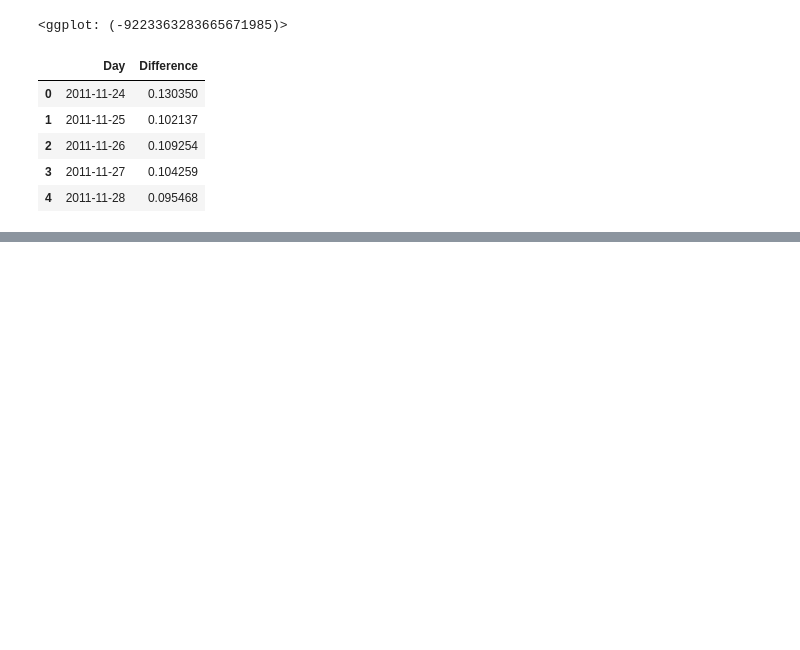
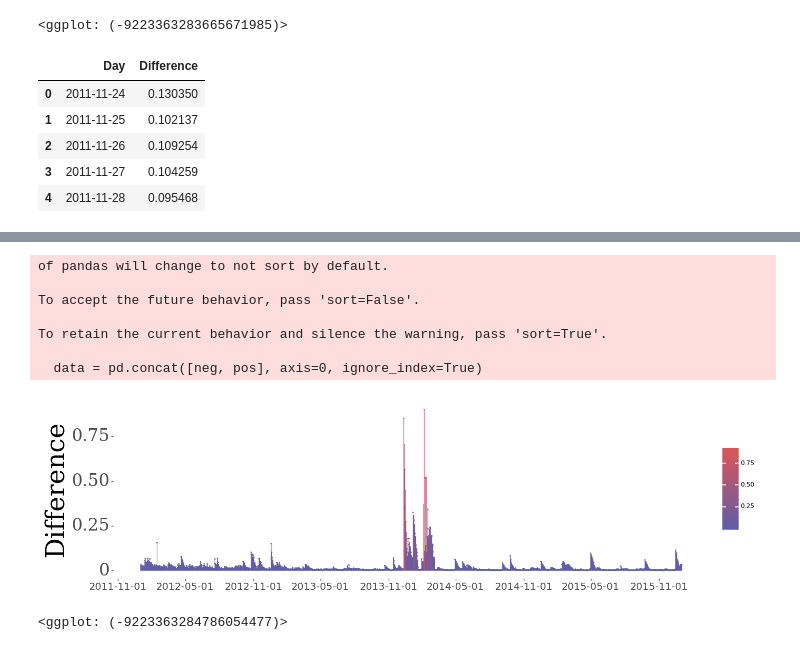
Before and after one commit to marcolussetti/opendotadump-tools, a Jupyter notebook: analysis/heroes_winratio/GraphWinRatios.ipynb, the cells around one changed output, grey strips where cells are left out. Drawn from its saved outputs; the diff is of its cells as text; code cells hidden in the pictures; blank space fills up the shorter version.

```diff
--- a/analysis/heroes_winratio/GraphWinRatios.ipynb
+++ b/analysis/heroes_winratio/GraphWinRatios.ipynb
@@ -455,0 +564,7 @@ To retain the current behavior and silence the warning, pass 'sort=True'.
+# %%
+# Try to graph differences for top 10 champions
+high_std_differences_by_day = all_days_difference(df_expl_graph[df_expl_graph["Hero"].isin(top_10_heroes)]).items()
+sorted_std_differences_by_day = sorted(high_std_differences_by_day, key=lambda x: x[1], reverse=True)
+df_high_std_differences_by_day = pd.DataFrame(high_std_differences_by_day)
+df_high_std_differences_by_day.columns = ["Day", "Difference"]
+df_high_std_differences_by_day.head()
@@ -455,0 +578,24 @@ To retain the current behavior and silence the warning, pass 'sort=True'.
+# %%
+poster_differences_plot = (
+    ggplot(df_high_std_differences_by_day, aes(x="Day", y="Difference", color="Difference"))
+    +geom_point(size=0.25, alpha=0.75)
+    +geom_area(aes(fill="Difference"))
+    +scale_color_gradient(low="#5D5DA9", high="#DC5657")
+    +scale_fill_gradient(low="#5D5DA9", high="#DC5657")
+    +scale_x_datetime(date_breaks="6 months", minor_breaks=4, limits=["2012-01-01", "2016-01-01"])
+    +xlab("")
+    +theme(
+        text=element_text(family=['serif']),
+        panel_background=element_rect(fill="white", colour="white"),
+        panel_grid=element_blank(),
+        axis_text=element_text(size=24.0),
+        axis_title_y=element_text(size=36.0),
+        axis_title_x=element_text(size=0.0),
+        axis_text_x=element_text(size=14.0, family=['Dejavu Sans', 'Dejavu']),
+        legend_text=element_text(family=['Dejavu Sans', 'Dejavu']),
+        legend_title=element_blank(),
+    )
+)
+
+# poster_differences_plot
+poster_differences_plot.save("poster_winratio_differences_top_10_15x4_5.png", width=15, height=4.5, dpi=300, limitsize=False)
@@ -455,0 +610,12 @@ To retain the current behavior and silence the warning, pass 'sort=True'.
+# %%
+poster_differences_plot
+# %% [output]
+of pandas will change to not sort by default.
+
+To accept the future behavior, pass 'sort=False'.
+
+To retain the current behavior and silence the warning, pass 'sort=True'.
+
+  data = pd.concat([neg, pos], axis=0, ignore_index=True)
+[figure, added]
+<ggplot: (-9223363284786054477)>
```
Also changed, not shown: parts of 16 cells of this notebook.
